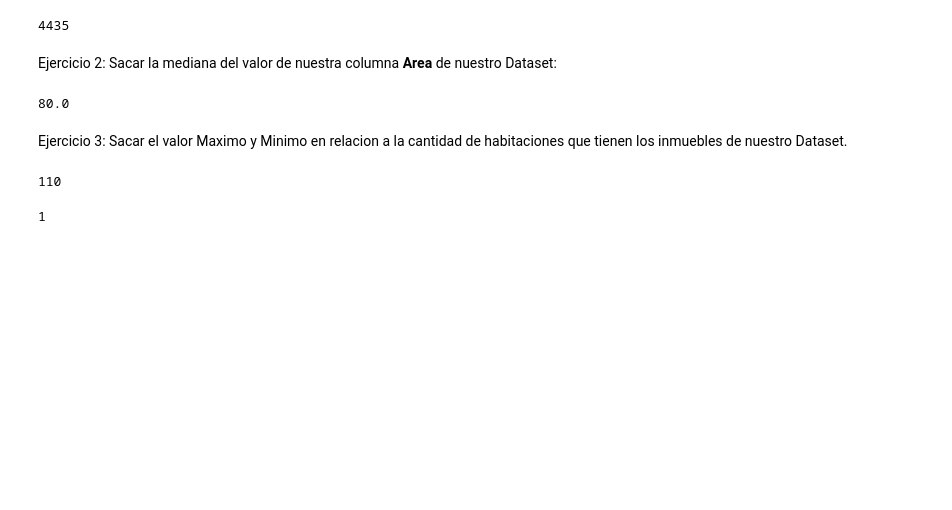
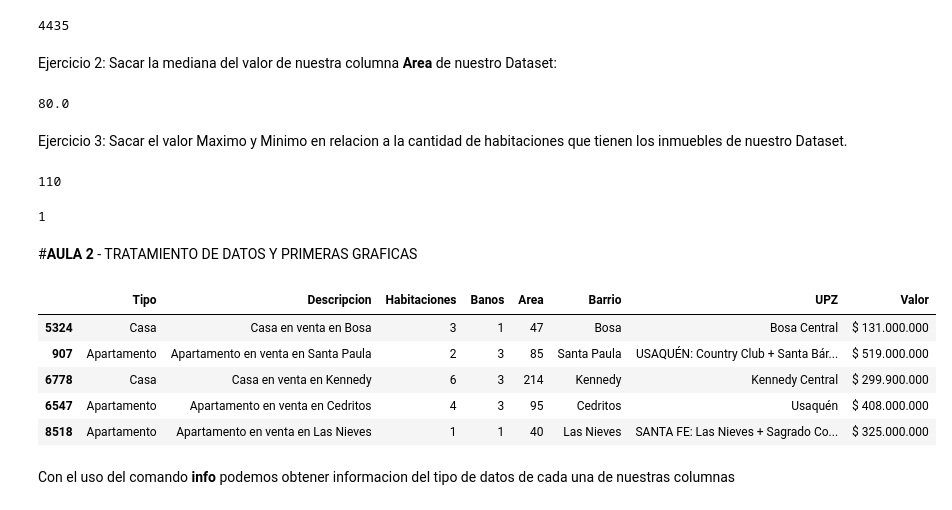
Before and after one commit to afajardol/Inmersion_Datos_Python, a Jupyter notebook: INMERSION_DATOS_AULA_1.ipynb, the cells around one changed output. Drawn from its saved outputs; the diff is of its cells as text; code cells hidden in the pictures; blank space fills up the shorter version.

```diff
--- a/INMERSION_DATOS_AULA_1.ipynb
+++ b/INMERSION_DATOS_AULA_1.ipynb
@@ -323,3 +321,16 @@ max(inmuebles.Habitaciones)
 min(inmuebles.Habitaciones)
 # %% [output]
 1
+# %% [markdown]
+#**AULA 2** - TRATAMIENTO DE DATOS Y PRIMERAS GRAFICAS
+# %%
+inmuebles.sample(5)
+# %% [output]
+|  | Tipo | Descripcion | Habitaciones | Banos | Area | Barrio | UPZ | Valor |
+| 5324 | Casa | Casa en venta en Bosa | 3 | 1 | 47 | Bosa | Bosa Central | $ 131.000.000 |
+| 907 | Apartamento | Apartamento en venta en Santa Paula | 2 | 3 | 85 | Santa Paula | USAQUÉN: Country Club + Santa Bár... | $ 519.000.000 |
+| 6778 | Casa | Casa en venta en Kennedy | 6 | 3 | 214 | Kennedy | Kennedy Central | $ 299.900.000 |
+| 6547 | Apartamento | Apartamento en venta en Cedritos | 4 | 3 | 95 | Cedritos | Usaquén | $ 408.000.000 |
+| 8518 | Apartamento | Apartamento en venta en Las Nieves | 1 | 1 | 40 | Las Nieves | SANTA FE: Las Nieves + Sagrado Co... | $ 325.000.000 |
+# %% [markdown]
+Con el uso del comando **info** podemos obtener informacion del tipo de datos de cada una de nuestras columnas
```
Also changed, not shown: parts of 28 cells of this notebook.
